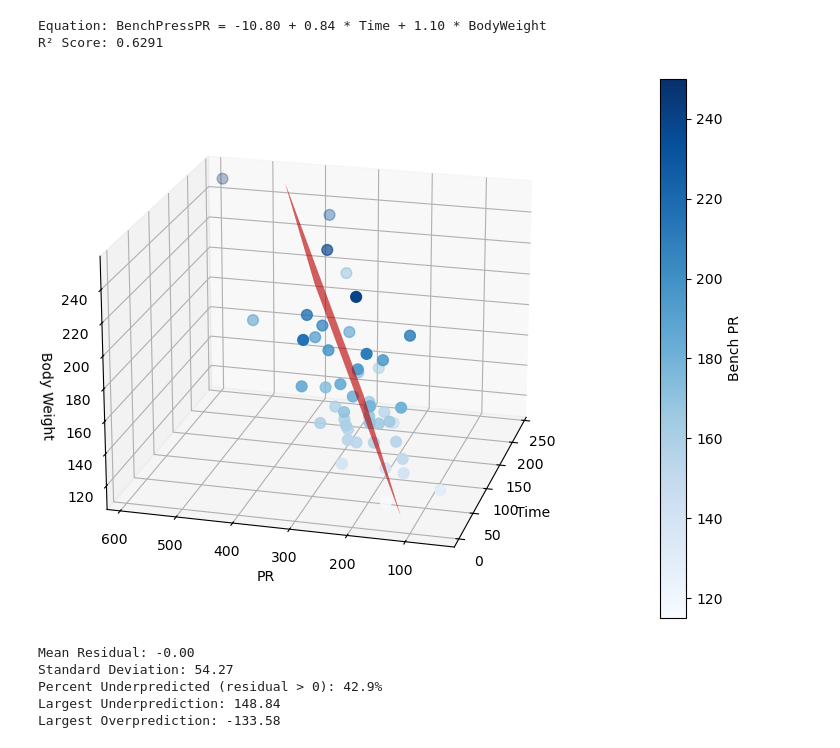
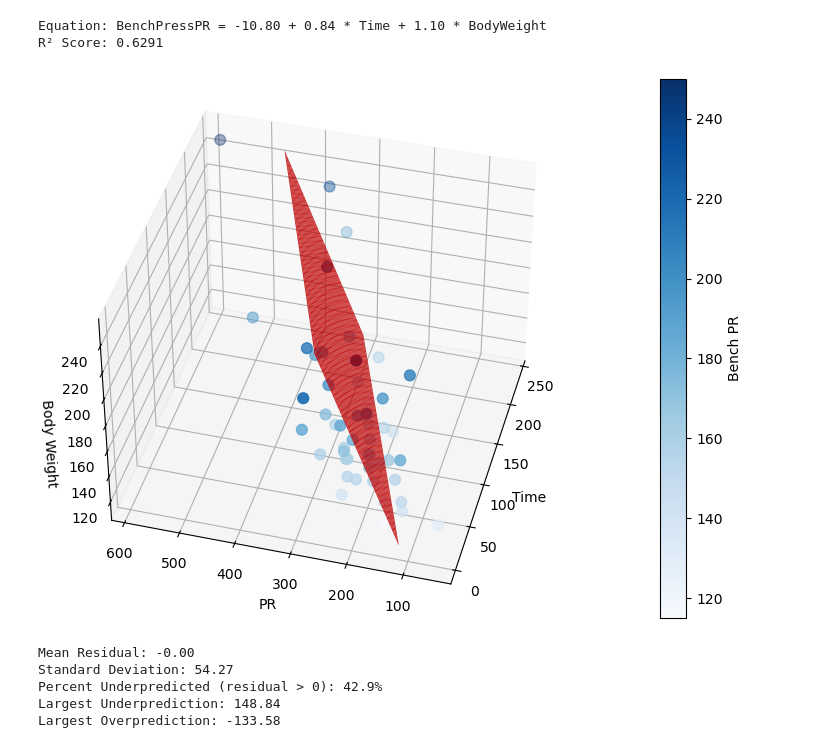
Before and after one commit to Seth-Mazer/BenchPressLinReg, a Jupyter notebook: LiftingData.ipynb, the cells around one changed output. Cells and saved outputs as stored; diff of their text form; code cells hidden in the pictures.

```diff
--- a/LiftingData.ipynb
+++ b/LiftingData.ipynb
@@ -126,35 +126,35 @@ chart = fig.add_subplot(111, projection='3d')
 #Creating the xyz variables
 x = df['Time']
 y = df['PR']
 z = df['BodyWeight']
 
 #Creating scatter plot, using the xyz variables, with the plasma color gradient and a dot size of 60
 scatter = chart.scatter(x,y,z, c=z, cmap='Blues', s=60)
 
 
 
 #Plotting the regression plane
 chart.plot_surface(xGrid, yGrid, zGrid, alpha=0.9, color='red')
 
 
 
 #Creating the axes labels
 chart.set_xlabel('Time')
 chart.set_ylabel('PR')
 chart.set_zlabel('Body Weight')
 
 #Adjusting view
-chart.view_init(elev=20, azim=195)
+chart.view_init(elev=40, azim=195)
 
 #Showing the plotting
 #Adding a legend to show color
 fig.subplots_adjust(right=0.85)
 cbar = fig.colorbar(scatter, pad=0.1)
 cbar.set_label('Bench PR')
 #Showing data
 plt.show()
 # %% [output]
-[figure, old version]
+[figure, new version]
 # %%
 #Calculating extra stuff..
 residuals = np.array([
```
Also changed, not shown: parts of 1 cell of this notebook, 2 other files.
